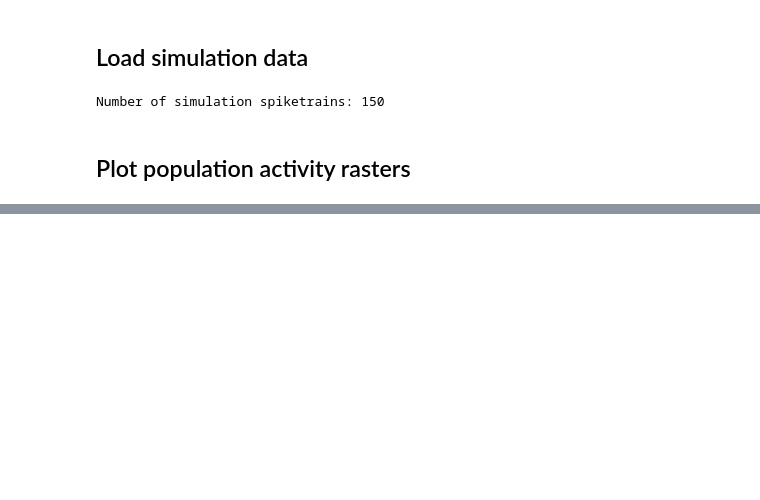
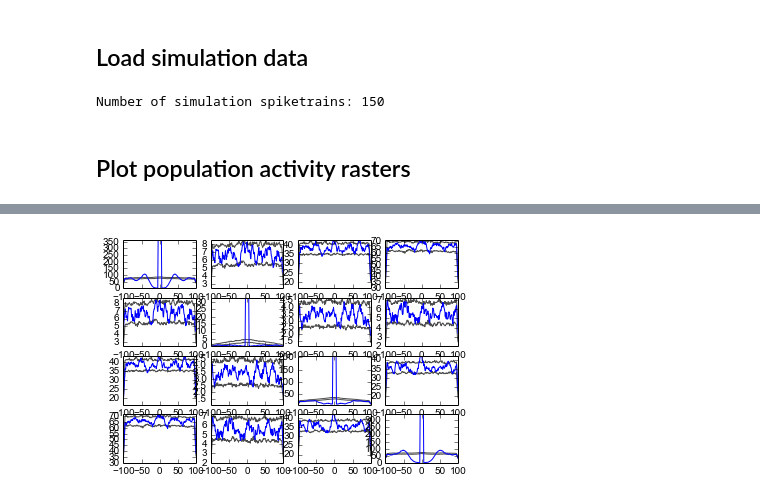
Before and after one commit to paulchorley/elephant, a Jupyter notebook: hbp_review/hbp_review.ipynb, the cells around one changed output, grey strips where cells are left out. Saved outputs shown, nothing was run; the diff lists cells and outputs as text; code cells hidden in the pictures; blank space fills up the shorter version.

```diff
--- a/hbp_review/hbp_review.ipynb
+++ b/hbp_review/hbp_review.ipynb
@@ -199,0 +249,17 @@ plt.subplots_adjust(hspace=0.5)
+# %%
+for selected_unit in range(len(cc_original)):
+    plt.subplot2grid((4,4),(unit_i[selected_unit],unit_j[selected_unit]))
+
+    surr_matrix=np.sort(np.array(cc_surrs[selected_unit]),axis=0)
+    plt.plot(cc_original[selected_unit].times.magnitude,surr_matrix[int(num_surrs*0.05)],color=[0.3,0.3,0.3])
+    plt.plot(cc_original[selected_unit].times.magnitude,surr_matrix[int(num_surrs*0.95)],color=[0.3,0.3,0.3])
+    plt.plot(cc_original[selected_unit].times.magnitude,cc_original[selected_unit].magnitude)
+    plt.axis('tight')
+    plt.subplot2grid((4,4),(unit_j[selected_unit],unit_i[selected_unit]))
+    surr_matrix=np.sort(np.array(cc_surrs[selected_unit]),axis=0)
+    plt.plot(cc_original[selected_unit].times.magnitude,surr_matrix[int(num_surrs*0.05)],color=[0.3,0.3,0.3])
+    plt.plot(cc_original[selected_unit].times.magnitude,surr_matrix[int(num_surrs*0.95)],color=[0.3,0.3,0.3])
+    plt.plot(cc_original[selected_unit].times.magnitude,cc_original[selected_unit].magnitude)
+    plt.axis('tight')
+# %% [output]
+[figure, added]
```
Also changed, not shown: parts of 24 cells of this notebook, 2 other files.
